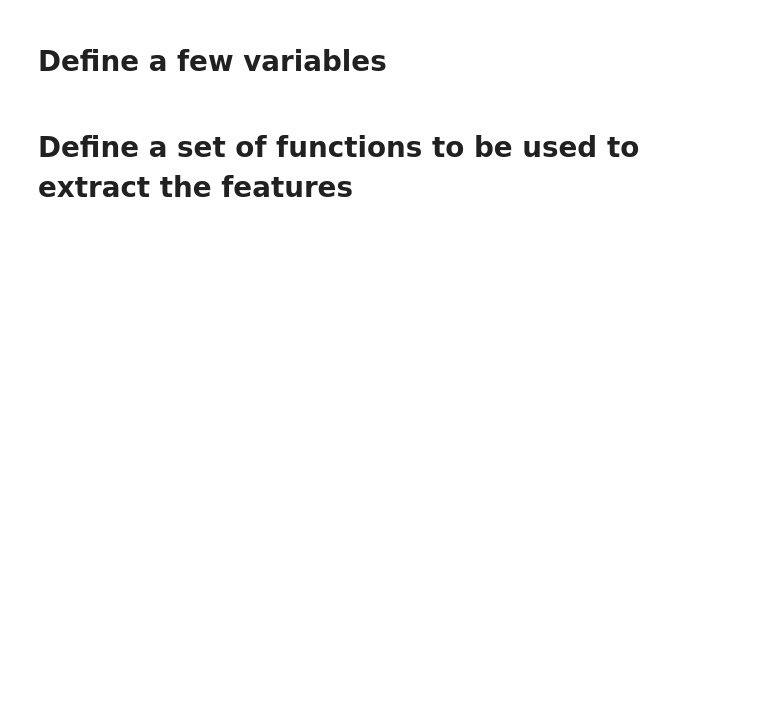
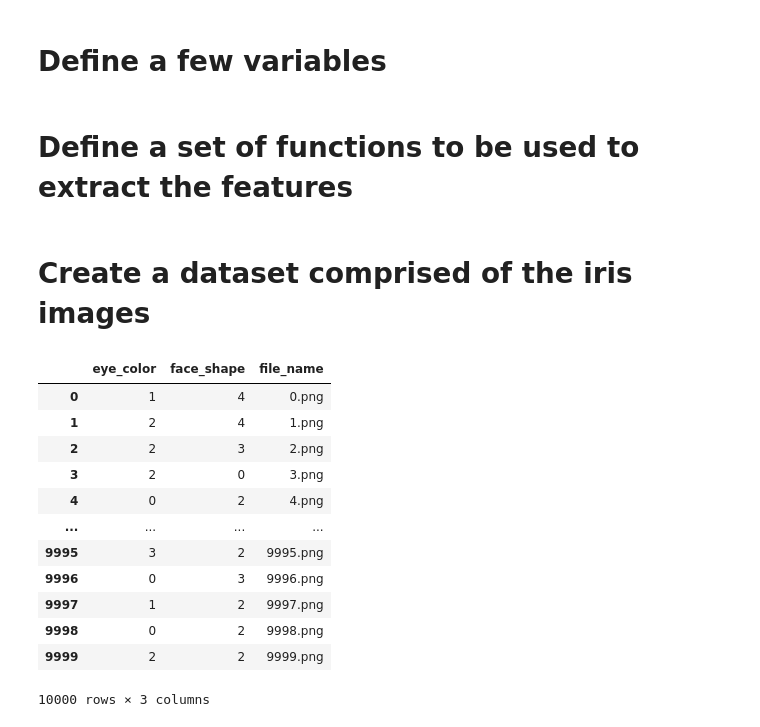
Before and after one commit to PDA44719/AMLS_ELEC0134, a Jupyter notebook: Task B2.ipynb, the cells around one changed output. Cells and saved outputs as stored; diff of their text form; code cells hidden in the pictures; blank space fills up the shorter version.

```diff
--- a/Task B2.ipynb
+++ b/Task B2.ipynb
@@ -113,3 +113,25 @@ def get_eye_2(image_file):
     return right_eye.reshape((1, 2997))
     """
     return resized_image_arr[:, :, 0:3].reshape((1, 75))/255
+# %% [markdown]
+# Create a dataset comprised of the iris images
+# %%
+cartoon_df = pd.read_csv('dataset_AMLS_22-23/cartoon_set/labels.csv', sep='\t')
+# %%
+cartoon_df.drop(cartoon_df.columns[0], axis=1, inplace=True)
+# %%
+cartoon_df
+# %% [output]
+|  | eye_color | face_shape | file_name |
+| 0 | 1 | 4 | 0.png |
+| 1 | 2 | 4 | 1.png |
+| 2 | 2 | 3 | 2.png |
+| 3 | 2 | 0 | 3.png |
+| 4 | 0 | 2 | 4.png |
+| ... | ... | ... | ... |
+| 9995 | 3 | 2 | 9995.png |
+| 9996 | 0 | 3 | 9996.png |
+| 9997 | 1 | 2 | 9997.png |
+| 9998 | 0 | 2 | 9998.png |
+| 9999 | 2 | 2 | 9999.png |
+10000 rows × 3 columns
```
Also changed, not shown: parts of 4 cells of this notebook.
